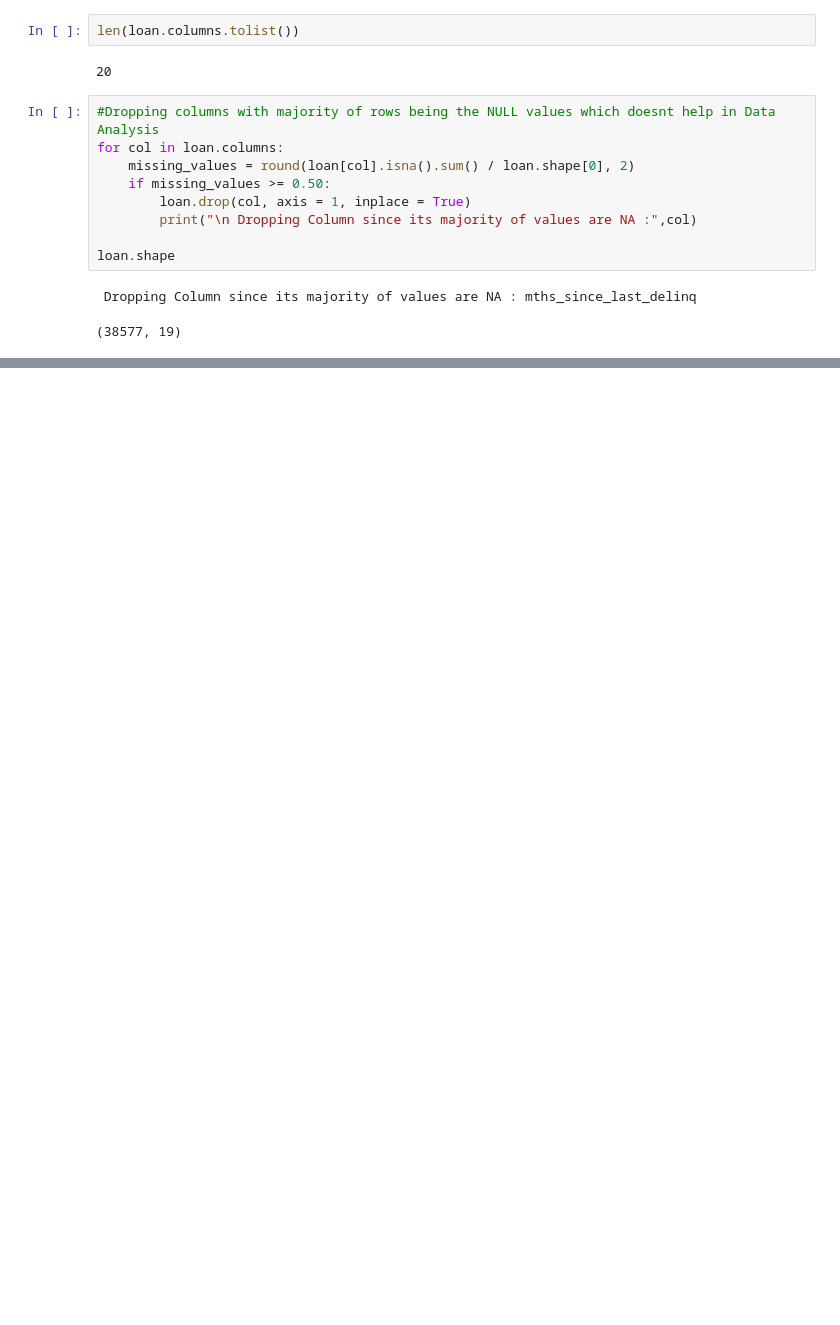
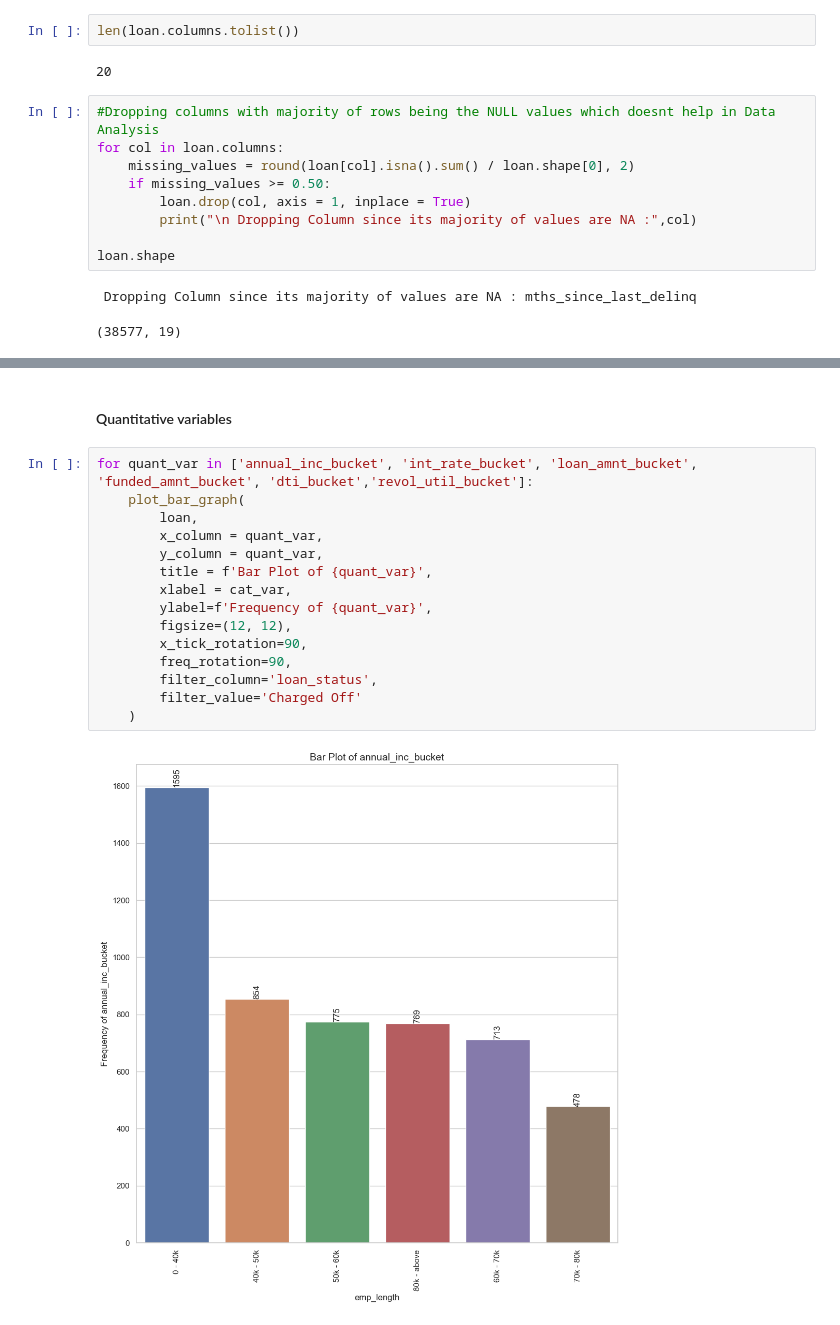
Before and after one commit to sakshilocal/LendingClubCaseStudy, a Jupyter notebook: Lending_Club_Case_Study_Ranjith_Sakshi.ipynb, the cells around one changed output, grey strips where cells are left out. Saved outputs shown, nothing was run; the diff lists cells and outputs as text; blank space fills up the shorter version.

```diff
--- a/Lending_Club_Case_Study_Ranjith_Sakshi.ipynb
+++ b/Lending_Club_Case_Study_Ranjith_Sakshi.ipynb
@@ -185,0 +582,19 @@ AttributeError: 'int' object has no attribute 'replace'
+# %% [markdown]
+####  Quantitative variables
+# %%
+for quant_var in ['annual_inc_bucket', 'int_rate_bucket', 'loan_amnt_bucket', 'funded_amnt_bucket', 'dti_bucket','revol_util_bucket']:
+    plot_bar_graph(
+        loan,
+        x_column = quant_var,
+        y_column = quant_var,
+        title = f'Bar Plot of {quant_var}',
+        xlabel = cat_var,
+        ylabel=f'Frequency of {quant_var}',
+        figsize=(12, 12),
+        x_tick_rotation=90,
+        freq_rotation=90,
+        filter_column='loan_status',
+        filter_value='Charged Off'
+    )
+# %% [output]
+[figure, added]
```
Also changed, not shown: parts of 51 cells of this notebook.
